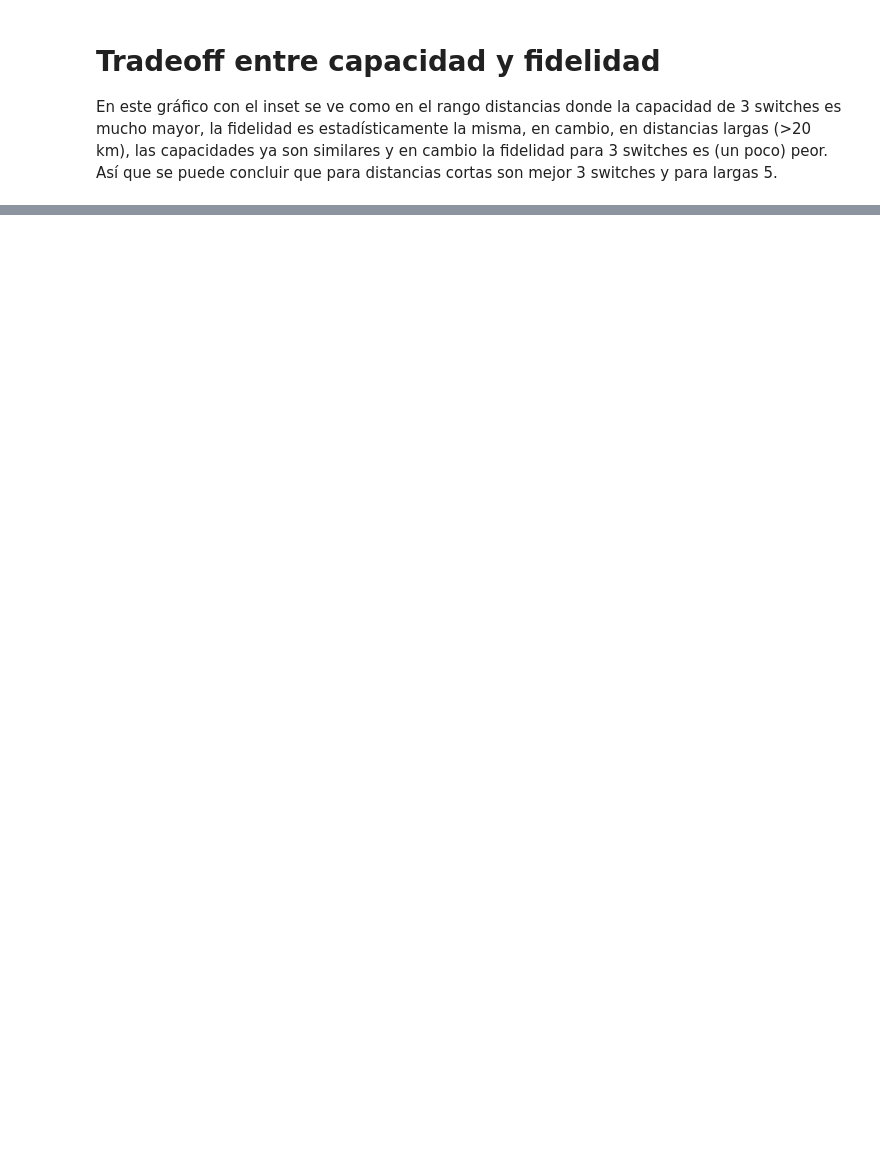
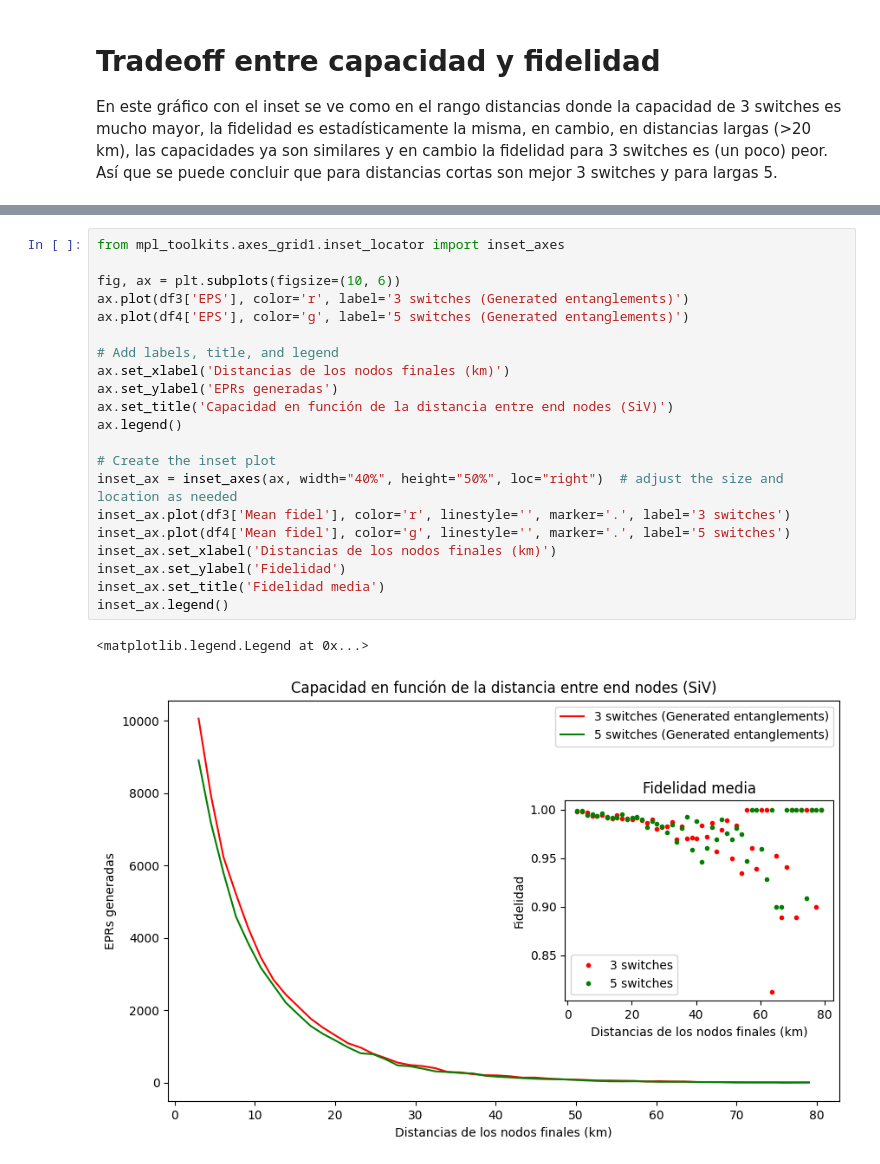
Before and after one commit to davidpcuvigo/quantumcity, a Jupyter notebook: graficosTFM/Pruebas11a14.ipynb, the cells around one changed output, grey strips where cells are left out. Saved outputs shown, nothing was run; the diff lists cells and outputs as text; blank space fills up the shorter version.

```diff
--- a/graficosTFM/Pruebas11a14.ipynb
+++ b/graficosTFM/Pruebas11a14.ipynb
@@ -62,0 +63,24 @@ inset_ax.legend()
+# %%
+from mpl_toolkits.axes_grid1.inset_locator import inset_axes
+
+fig, ax = plt.subplots(figsize=(10, 6))
+ax.plot(df3['EPS'], color='r', label='3 switches (Generated entanglements)')
+ax.plot(df4['EPS'], color='g', label='5 switches (Generated entanglements)')
+
+# Add labels, title, and legend
+ax.set_xlabel('Distancias de los nodos finales (km)')
+ax.set_ylabel('EPRs generadas')
+ax.set_title('Capacidad en función de la distancia entre end nodes (SiV)')
+ax.legend()
+
+# Create the inset plot
+inset_ax = inset_axes(ax, width="40%", height="50%", loc="right")  # adjust the size and location as needed
+inset_ax.plot(df3['Mean fidel'], color='r', linestyle='', marker='.', label='3 switches')
+inset_ax.plot(df4['Mean fidel'], color='g', linestyle='', marker='.', label='5 switches')
+inset_ax.set_xlabel('Distancias de los nodos finales (km)')
+inset_ax.set_ylabel('Fidelidad')
+inset_ax.set_title('Fidelidad media')
+inset_ax.legend()
+# %% [output]
+<matplotlib.legend.Legend at 0x...>
+[figure, added]
```
Also changed, not shown: parts of 5 cells of this notebook, 39 other files.
